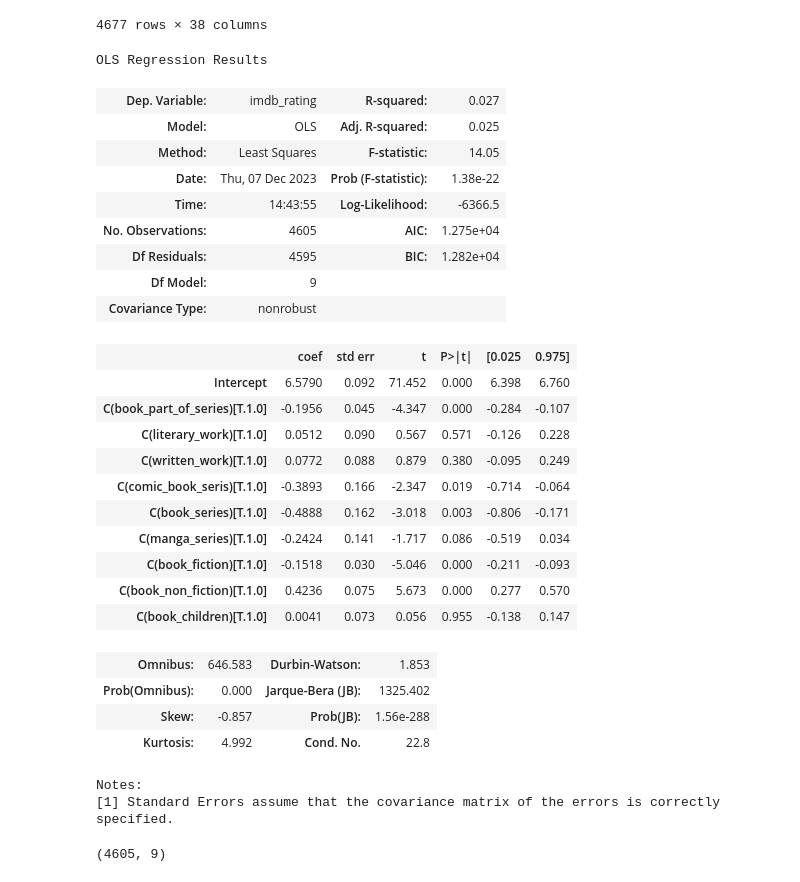
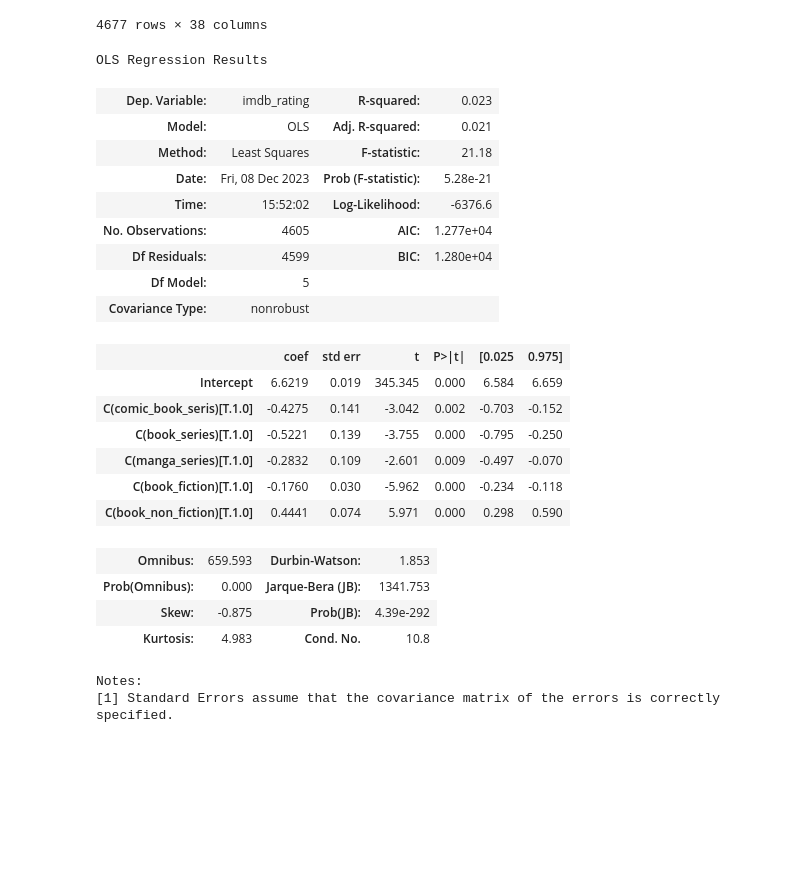
Before and after one commit to epfl-ada/ada-2023-project-team0110, a Jupyter notebook: milestone2.ipynb, the cells around one changed output. Drawn from its saved outputs; the diff is of its cells as text; code cells hidden in the pictures; blank space fills up the shorter version.

```diff
--- a/milestone2.ipynb
+++ b/milestone2.ipynb
@@ -446,45 +447,39 @@ book_adaptation_df
 | 82009 | The Ghost Train | 1941.0 | NaN | 82.0 | {"/m/02h40lc": "English Language"} | {"/m/07ssc": "United Kingdom"} | ... |
 4677 rows × 38 columns
 # %%
-formula_category='imdb_rating ~ C(book_part_of_series)+C(literary_work)+C(written_work)+C(comic_book_seris)+C(book_series)+C(manga_series)+C(book_fiction)+C(book_non_fiction)+C(book_children)'
+formula_category='imdb_rating ~ C(comic_book_seris)+C(book_series)+C(manga_series)+C(book_fiction)+C(book_non_fiction)'
 smf.ols(formula=formula_category,data=book_adaptation_df).fit().summary()
 # %% [output]
 OLS Regression Results
-| Dep. Variable: | imdb_rating | R-squared: | 0.027 |
-| Model: | OLS | Adj. R-squared: | 0.025 |
-| Method: | Least Squares | F-statistic: | 14.05 |
-| Date: | Thu, 07 Dec 2023 | Prob (F-statistic): | 1.38e-22 |
-| Time: | 14:43:55 | Log-Likelihood: | -6366.5 |
-| No. Observations: | 4605 | AIC: | 1.275e+04 |
-| Df Residuals: | 4595 | BIC: | 1.282e+04 |
-| Df Model: | 9 |  |  |
+| Dep. Variable: | imdb_rating | R-squared: | 0.023 |
+| Model: | OLS | Adj. R-squared: | 0.021 |
+| Method: | Least Squares | F-statistic: | 21.18 |
+| Date: | Fri, 08 Dec 2023 | Prob (F-statistic): | 5.28e-21 |
+| Time: | 15:52:02 | Log-Likelihood: | -6376.6 |
+| No. Observations: | 4605 | AIC: | 1.277e+04 |
+| Df Residuals: | 4599 | BIC: | 1.280e+04 |
+| Df Model: | 5 |  |  |
 | Covariance Type: | nonrobust |  |  |
 |  | coef | std err | t | P>|t| | [0.025 | 0.975] |
-| Intercept | 6.5790 | 0.092 | 71.452 | 0.000 | 6.398 | 6.760 |
-| C(book_part_of_series)[T.1.0] | -0.1956 | 0.045 | -4.347 | 0.000 | -0.284 | -0.107 |
-| C(literary_work)[T.1.0] | 0.0512 | 0.090 | 0.567 | 0.571 | -0.126 | 0.228 |
-| C(written_work)[T.1.0] | 0.0772 | 0.088 | 0.879 | 0.380 | -0.095 | 0.249 |
-| C(comic_book_seris)[T.1.0] | -0.3893 | 0.166 | -2.347 | 0.019 | -0.714 | -0.064 |
-| C(book_series)[T.1.0] | -0.4888 | 0.162 | -3.018 | 0.003 | -0.806 | -0.171 |
-| C(manga_series)[T.1.0] | -0.2424 | 0.141 | -1.717 | 0.086 | -0.519 | 0.034 |
-| C(book_fiction)[T.1.0] | -0.1518 | 0.030 | -5.046 | 0.000 | -0.211 | -0.093 |
-| C(book_non_fiction)[T.1.0] | 0.4236 | 0.075 | 5.673 | 0.000 | 0.277 | 0.570 |
-| C(book_children)[T.1.0] | 0.0041 | 0.073 | 0.056 | 0.955 | -0.138 | 0.147 |
+| Intercept | 6.6219 | 0.019 | 345.345 | 0.000 | 6.584 | 6.659 |
+| C(comic_book_seris)[T.1.0] | -0.4275 | 0.141 | -3.042 | 0.002 | -0.703 | -0.152 |
+| C(book_series)[T.1.0] | -0.5221 | 0.139 | -3.755 | 0.000 | -0.795 | -0.250 |
+| C(manga_series)[T.1.0] | -0.2832 | 0.109 | -2.601 | 0.009 | -0.497 | -0.070 |
+| C(book_fiction)[T.1.0] | -0.1760 | 0.030 | -5.962 | 0.000 | -0.234 | -0.118 |
+| C(book_non_fiction)[T.1.0] | 0.4441 | 0.074 | 5.971 | 0.000 | 0.298 | 0.590 |
-| Omnibus: | 646.583 | Durbin-Watson: | 1.853 |
-| Prob(Omnibus): | 0.000 | Jarque-Bera (JB): | 1325.402 |
-| Skew: | -0.857 | Prob(JB): | 1.56e-288 |
-| Kurtosis: | 4.992 | Cond. No. | 22.8 |
+| Omnibus: | 659.593 | Durbin-Watson: | 1.853 |
+| Prob(Omnibus): | 0.000 | Jarque-Bera (JB): | 1341.753 |
+| Skew: | -0.875 | Prob(JB): | 4.39e-292 |
+| Kurtosis: | 4.983 | Cond. No. | 10.8 |
 Notes:
 [1] Standard Errors assume that the covariance matrix of the errors is correctly specified.
 # %%
 import sklearn
 from sklearn.linear_model import LinearRegression
 
-features=['book_part_of_series', 'literary_work', 'written_work', 'comic_book_seris', 'book_series', 'manga_series', 'book_fiction', 'book_non_fiction', 'book_children']
+features=['comic_book_seris', 'book_series', 'manga_series', 'book_fiction', 'book_non_fiction']
 X=book_adaptation_df[features+['imdb_rating']].dropna()[features]
 y=book_adaptation_df[features+['imdb_rating']].dropna()['imdb_rating']
-# %% [output]
-(4605, 9)
 # %%
 model=LinearRegression()
 #sklearn.model_selection.cross_validate(model,X,y,cv=10)
```
Also changed, not shown: parts of 26 cells of this notebook.
